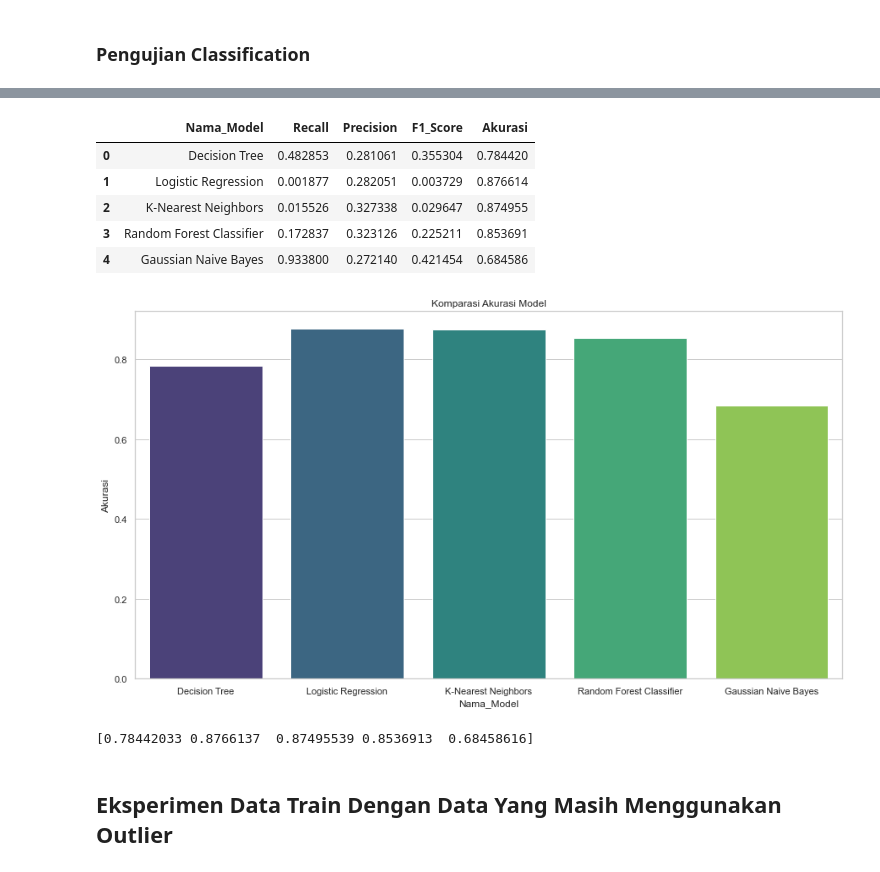
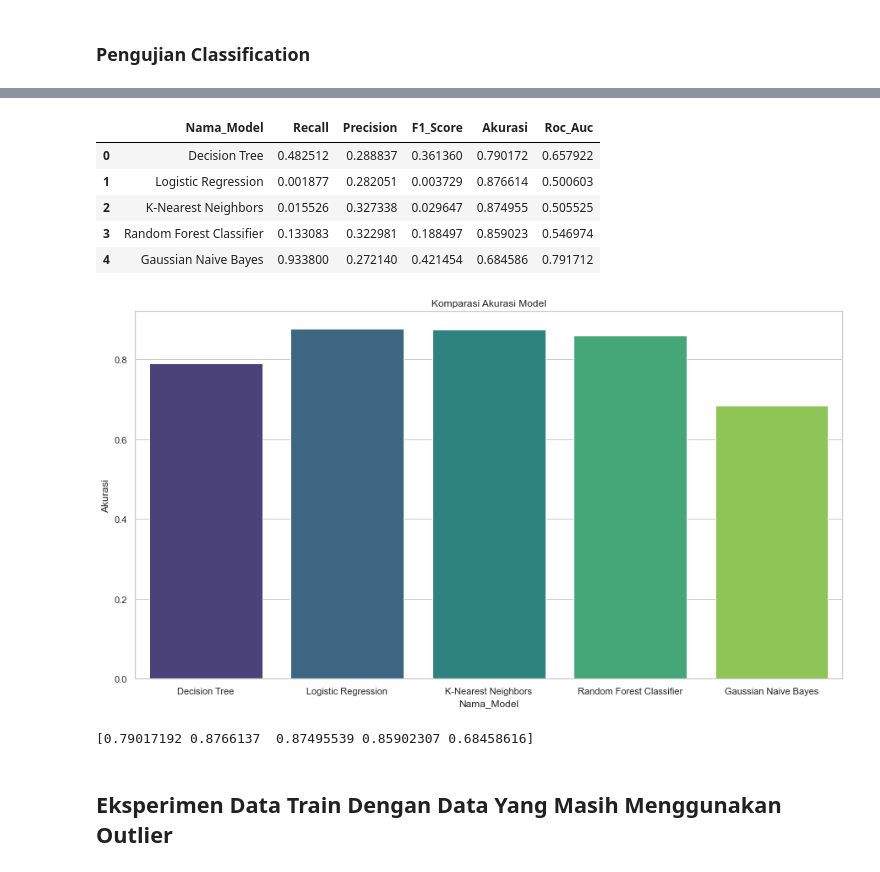
Before and after one commit to s17Happiness/Classification_Tubes, a Jupyter notebook: Classification.ipynb, the cells around one changed output, grey strips where cells are left out. Drawn from its saved outputs; the diff is of its cells as text; code cells hidden in the pictures.

```diff
--- a/Classification.ipynb
+++ b/Classification.ipynb
@@ -113,10 +114,13 @@ model_name = [
 ]
 # %%
 def result_detail(model, model_name):
+    #Training Data
     model.fit(x_train,y_train)
+    # Predict Data
     predict_result = model.predict(x_test)
     print('='*50)
     # Membuat Confusion matrix untuk melihat bagaimana prediksinya
+    plt.figure()
     matrix = confusion_matrix(y_test,predict_result)
     sns.heatmap(data=matrix,cmap='viridis',annot=True,fmt='.0f',annot_kws={'size':20})
 
@@ -129,18 +133,36 @@ def result_detail(model, model_name):
     precision = precision_score(y_test,predict_result)# Melakukan Pencarian Nilai Precision
     f1Score = f1_score(y_test,predict_result)# Melakukan Pencarian Nilai f1 score
     acc = accuracy_score(y_test,predict_result)# Melakukan Pencarian Akurasi
+    rocAuc = roc_auc_score(y_test,predict_result)# Melakukan Pencarian Skor roc auc
     print(f'Model {model_name}')
     print(f'Recall\t\t : {recal}')
     print(f'Precision\t : {precision}')
     print(f'F1-Score\t : {f1Score}')
+    print(f'ROC-AUC Score\t : {rocAuc}')
     print(f'Akurasi Score\t : {acc}')
     print('Classification Report: ')
     print(classification_report(y_test,predict_result)) # Library Untuk Memperlihatkan semua info baik akurasi,f1 score, dll
-    return model_name, recal, precision, f1Score, acc
+    return model_name, recal, precision, f1Score, acc, rocAuc
+# %%
+#Mencari curve roc
+def curve_roc(model):
+    fpr,tpr,_ = roc_curve(y_test,model.predict_proba(x_test)[:,1])
+    return fpr,tpr
+#Visualisasi curve roc
+def visual_ROC(model,name,rocAuc):
+    plt.title(f'ROC Curve {name}')
+    fpr,tpr = (curve_roc(model))
+    plt.plot(fpr,tpr, label=f'{name} : {round(rocAuc,3)}')
+    plt.legend(loc='best')
+    plt.plot([0,1],[0,1],'r--')
+    plt.ylabel('True Prositive Rate')
+    plt.xlabel('False Positif Rate')
+    plt.show()
 # %%
 model_info = []
 for model, i in zip(model_lib,model_name):
-    name, recal, precision, f1Score, acc = result_detail(model,i)
-    model_info.append([name,recal, precision, f1Score, acc]) # Ini semua info yang nanti akan ditapilkan kedalam dataframe untuk setiap model
+    name, recal, precision, f1Score, akurasi,rocAuc = result_detail(model,i)
+    visual_ROC(model,i,rocAuc)
+    model_info.append([name,recal, precision, f1Score, akurasi, rocAuc]) # Ini semua info yang nanti akan ditapilkan kedalam dataframe untuk setiap model
 # %% [output]
 ==================================================
@@ -230,14 +223,14 @@ weighted avg       0.90      0.68      0.74     47639
 # %%
 # Hasil info sebelumnya dimasukan kedalam data frame
-df_result = pd.DataFrame(model_info, columns=['Nama_Model', 'Recall', 'Precision', 'F1_Score','Akurasi'])
+df_result = pd.DataFrame(model_info, columns=['Nama_Model', 'Recall', 'Precision', 'F1_Score','Akurasi', 'Roc_Auc'])
 df_result
 # %% [output]
-|  | Nama_Model | Recall | Precision | F1_Score | Akurasi |
-| 0 | Decision Tree | 0.482853 | 0.281061 | 0.355304 | 0.784420 |
-| 1 | Logistic Regression | 0.001877 | 0.282051 | 0.003729 | 0.876614 |
-| 2 | K-Nearest Neighbors | 0.015526 | 0.327338 | 0.029647 | 0.874955 |
-| 3 | Random Forest Classifier | 0.172837 | 0.323126 | 0.225211 | 0.853691 |
-| 4 | Gaussian Naive Bayes | 0.933800 | 0.272140 | 0.421454 | 0.684586 |
+|  | Nama_Model | Recall | Precision | F1_Score | Akurasi | Roc_Auc |
+| 0 | Decision Tree | 0.482512 | 0.288837 | 0.361360 | 0.790172 | 0.657922 |
+| 1 | Logistic Regression | 0.001877 | 0.282051 | 0.003729 | 0.876614 | 0.500603 |
+| 2 | K-Nearest Neighbors | 0.015526 | 0.327338 | 0.029647 | 0.874955 | 0.505525 |
+| 3 | Random Forest Classifier | 0.133083 | 0.322981 | 0.188497 | 0.859023 | 0.546974 |
+| 4 | Gaussian Naive Bayes | 0.933800 | 0.272140 | 0.421454 | 0.684586 | 0.791712 |
 # %%
 # Melihat Akurasi untuk setiap model
 plt.figure(figsize=(15,8))
@@ -246,7 +239,7 @@ plt.show()
 print(df_result['Akurasi'].values)
 # %% [output]
 [figure]
-[0.78442033 0.8766137  0.87495539 0.8536913  0.68458616]
+[0.79017192 0.8766137  0.87495539 0.85902307 0.68458616]
 # %% [markdown]
 ## **Eksperimen Data Train Dengan Data Yang Masih Menggunakan Outlier**
 # %%
```
Also changed, not shown: parts of 7 cells of this notebook, 1 other file.
